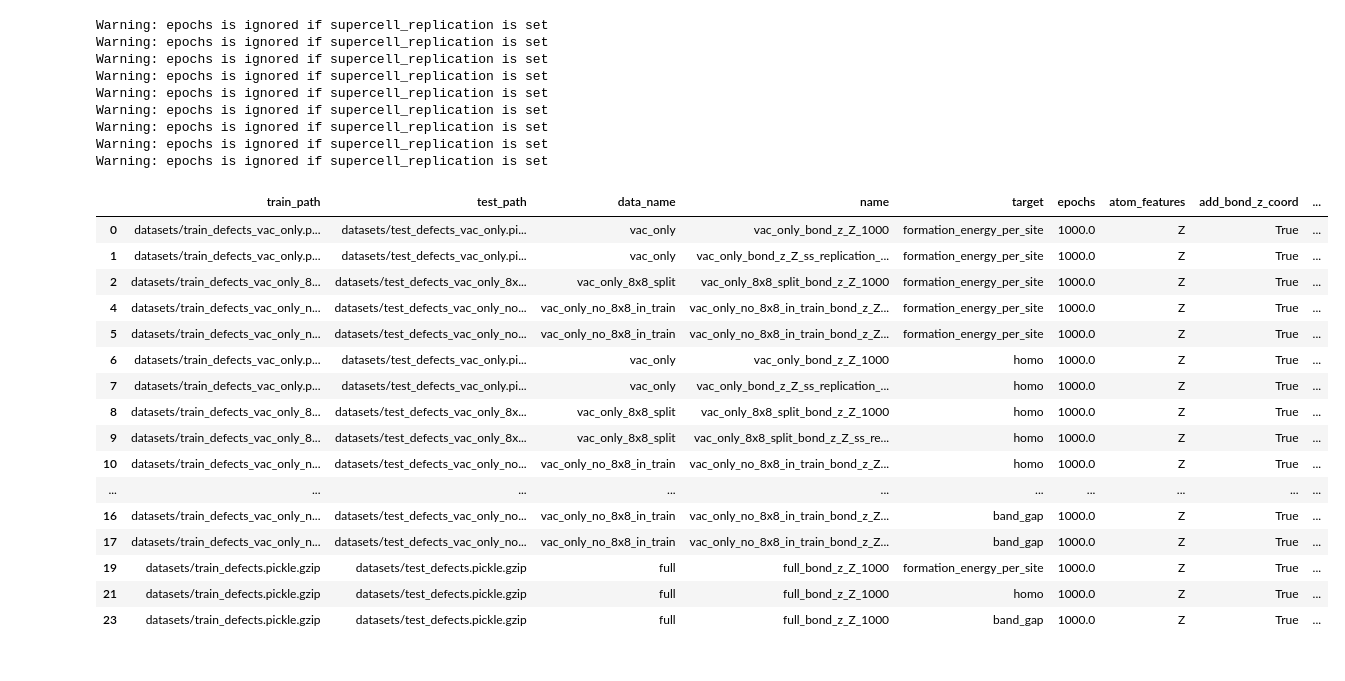
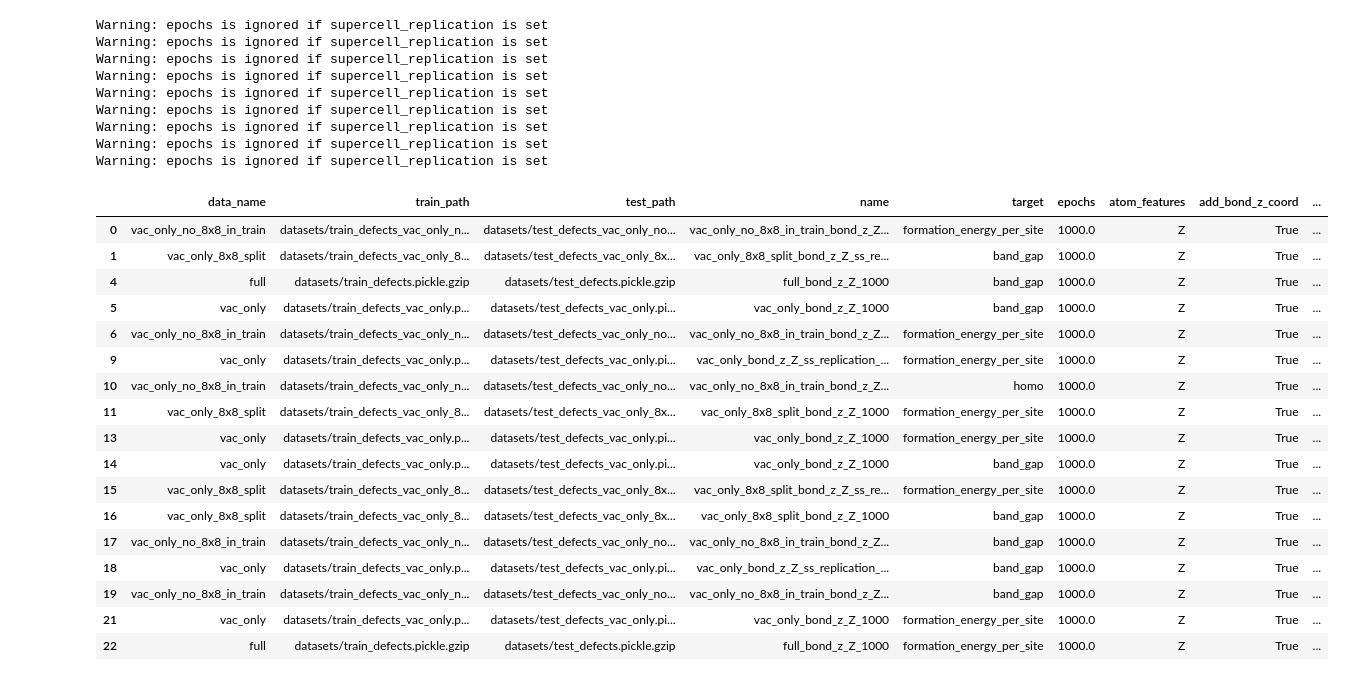
Before and after one commit to HSE-LAMBDA/ai4material_design, a Jupyter notebook: megnet-05-data-defect-only-plot-predict.ipynb, the cells around one changed output. Drawn from its saved outputs; the diff is of its cells as text; code cells hidden in the pictures.

```diff
--- a/megnet-05-data-defect-only-plot-predict.ipynb
+++ b/megnet-05-data-defect-only-plot-predict.ipynb
@@ -11,7 +11,7 @@ from sklearn.model_selection import train_test_split
 from megnet.models import MEGNetModel
 from megnet_graphs_train import generate_ss_experiments, generate_promissing_experiments
 # %%
-experiments = generate_ss_experiments() + generate_promissing_experiments()
+experiments = list(set(generate_ss_experiments() + generate_promissing_experiments()))
 # %% [output]
 Warning: epochs is ignored if supercell_replication is set
 Warning: epochs is ignored if supercell_replication is set
@@ -85,25 +86,25 @@ from multiprocessing import Pool
 with Pool(20) as p:
   results = p.map(process_experiment, experiments)
 # %%
-results_pd = pd.DataFrame.from_dict(data=results).dropna(how="all").drop_duplicates(
-  subset=["name","target"])
+results_pd = pd.DataFrame.from_dict(data=results).dropna(how="all")
 results_pd.to_csv(os.path.join(save_path, "summary.csv.gz"), index=False)
 results_pd
 # %% [output]
-|  | train_path | test_path | data_name | name | target | epochs | atom_features | add_bond_z_coord | ... |
-| 0 | datasets/train_defects_vac_only.p... | datasets/test_defects_vac_only.pi... | vac_only | vac_only_bond_z_Z_1000 | formation_energy_per_site | 1000.0 | Z | True | ... |
-| 1 | datasets/train_defects_vac_only.p... | datasets/test_defects_vac_only.pi... | vac_only | vac_only_bond_z_Z_ss_replication_... | formation_energy_per_site | 1000.0 | Z | True | ... |
-| 2 | datasets/train_defects_vac_only_8... | datasets/test_defects_vac_only_8x... | vac_only_8x8_split | vac_only_8x8_split_bond_z_Z_1000 | formation_energy_per_site | 1000.0 | Z | True | ... |
-| 4 | datasets/train_defects_vac_only_n... | datasets/test_defects_vac_only_no... | vac_only_no_8x8_in_train | vac_only_no_8x8_in_train_bond_z_Z... | formation_energy_per_site | 1000.0 | Z | True | ... |
-| 5 | datasets/train_defects_vac_only_n... | datasets/test_defects_vac_only_no... | vac_only_no_8x8_in_train | vac_only_no_8x8_in_train_bond_z_Z... | formation_energy_per_site | 1000.0 | Z | True | ... |
-| 6 | datasets/train_defects_vac_only.p... | datasets/test_defects_vac_only.pi... | vac_only | vac_only_bond_z_Z_1000 | homo | 1000.0 | Z | True | ... |
-| 7 | datasets/train_defects_vac_only.p... | datasets/test_defects_vac_only.pi... | vac_only | vac_only_bond_z_Z_ss_replication_... | homo | 1000.0 | Z | True | ... |
-| 8 | datasets/train_defects_vac_only_8... | datasets/test_defects_vac_only_8x... | vac_only_8x8_split | vac_only_8x8_split_bond_z_Z_1000 | homo | 1000.0 | Z | True | ... |
-| 9 | datasets/train_defects_vac_only_8... | datasets/test_defects_vac_only_8x... | vac_only_8x8_split | vac_only_8x8_split_bond_z_Z_ss_re... | homo | 1000.0 | Z | True | ... |
-| 10 | datasets/train_defects_vac_only_n... | datasets/test_defects_vac_only_no... | vac_only_no_8x8_in_train | vac_only_no_8x8_in_train_bond_z_Z... | homo | 1000.0 | Z | True | ... |
-| ... | ... | ... | ... | ... | ... | ... | ... | ... | ... |
-| 16 | datasets/train_defects_vac_only_n... | datasets/test_defects_vac_only_no... | vac_only_no_8x8_in_train | vac_only_no_8x8_in_train_bond_z_Z... | band_gap | 1000.0 | Z | True | ... |
-| 17 | datasets/train_defects_vac_only_n... | datasets/test_defects_vac_only_no... | vac_only_no_8x8_in_train | vac_only_no_8x8_in_train_bond_z_Z... | band_gap | 1000.0 | Z | True | ... |
-| 19 | datasets/train_defects.pickle.gzip | datasets/test_defects.pickle.gzip | full | full_bond_z_Z_1000 | formation_energy_per_site | 1000.0 | Z | True | ... |
-| 21 | datasets/train_defects.pickle.gzip | datasets/test_defects.pickle.gzip | full | full_bond_z_Z_1000 | homo | 1000.0 | Z | True | ... |
-| 23 | datasets/train_defects.pickle.gzip | datasets/test_defects.pickle.gzip | full | full_bond_z_Z_1000 | band_gap | 1000.0 | Z | True | ... |
+|  | data_name | train_path | test_path | name | target | epochs | atom_features | add_bond_z_coord | ... |
+| 0 | vac_only_no_8x8_in_train | datasets/train_defects_vac_only_n... | datasets/test_defects_vac_only_no... | vac_only_no_8x8_in_train_bond_z_Z... | formation_energy_per_site | 1000.0 | Z | True | ... |
+| 1 | vac_only_8x8_split | datasets/train_defects_vac_only_8... | datasets/test_defects_vac_only_8x... | vac_only_8x8_split_bond_z_Z_ss_re... | band_gap | 1000.0 | Z | True | ... |
+| 4 | full | datasets/train_defects.pickle.gzip | datasets/test_defects.pickle.gzip | full_bond_z_Z_1000 | band_gap | 1000.0 | Z | True | ... |
+| 5 | vac_only | datasets/train_defects_vac_only.p... | datasets/test_defects_vac_only.pi... | vac_only_bond_z_Z_1000 | band_gap | 1000.0 | Z | True | ... |
+| 6 | vac_only_no_8x8_in_train | datasets/train_defects_vac_only_n... | datasets/test_defects_vac_only_no... | vac_only_no_8x8_in_train_bond_z_Z... | formation_energy_per_site | 1000.0 | Z | True | ... |
+| 9 | vac_only | datasets/train_defects_vac_only.p... | datasets/test_defects_vac_only.pi... | vac_only_bond_z_Z_ss_replication_... | formation_energy_per_site | 1000.0 | Z | True | ... |
+| 10 | vac_only_no_8x8_in_train | datasets/train_defects_vac_only_n... | datasets/test_defects_vac_only_no... | vac_only_no_8x8_in_train_bond_z_Z... | homo | 1000.0 | Z | True | ... |
+| 11 | vac_only_8x8_split | datasets/train_defects_vac_only_8... | datasets/test_defects_vac_only_8x... | vac_only_8x8_split_bond_z_Z_1000 | formation_energy_per_site | 1000.0 | Z | True | ... |
+| 13 | vac_only | datasets/train_defects_vac_only.p... | datasets/test_defects_vac_only.pi... | vac_only_bond_z_Z_1000 | formation_energy_per_site | 1000.0 | Z | True | ... |
+| 14 | vac_only | datasets/train_defects_vac_only.p... | datasets/test_defects_vac_only.pi... | vac_only_bond_z_Z_1000 | band_gap | 1000.0 | Z | True | ... |
+| 15 | vac_only_8x8_split | datasets/train_defects_vac_only_8... | datasets/test_defects_vac_only_8x... | vac_only_8x8_split_bond_z_Z_ss_re... | formation_energy_per_site | 1000.0 | Z | True | ... |
+| 16 | vac_only_8x8_split | datasets/train_defects_vac_only_8... | datasets/test_defects_vac_only_8x... | vac_only_8x8_split_bond_z_Z_1000 | band_gap | 1000.0 | Z | True | ... |
+| 17 | vac_only_no_8x8_in_train | datasets/train_defects_vac_only_n... | datasets/test_defects_vac_only_no... | vac_only_no_8x8_in_train_bond_z_Z... | band_gap | 1000.0 | Z | True | ... |
+| 18 | vac_only | datasets/train_defects_vac_only.p... | datasets/test_defects_vac_only.pi... | vac_only_bond_z_Z_ss_replication_... | band_gap | 1000.0 | Z | True | ... |
+| 19 | vac_only_no_8x8_in_train | datasets/train_defects_vac_only_n... | datasets/test_defects_vac_only_no... | vac_only_no_8x8_in_train_bond_z_Z... | band_gap | 1000.0 | Z | True | ... |
+| 21 | vac_only | datasets/train_defects_vac_only.p... | datasets/test_defects_vac_only.pi... | vac_only_bond_z_Z_1000 | formation_energy_per_site | 1000.0 | Z | True | ... |
+| 22 | full | datasets/train_defects.pickle.gzip | datasets/test_defects.pickle.gzip | full_bond_z_Z_1000 | formation_energy_per_site | 1000.0 | Z | True | ... |
```
Also changed, not shown: parts of 1 cell of this notebook, 3 other files.
